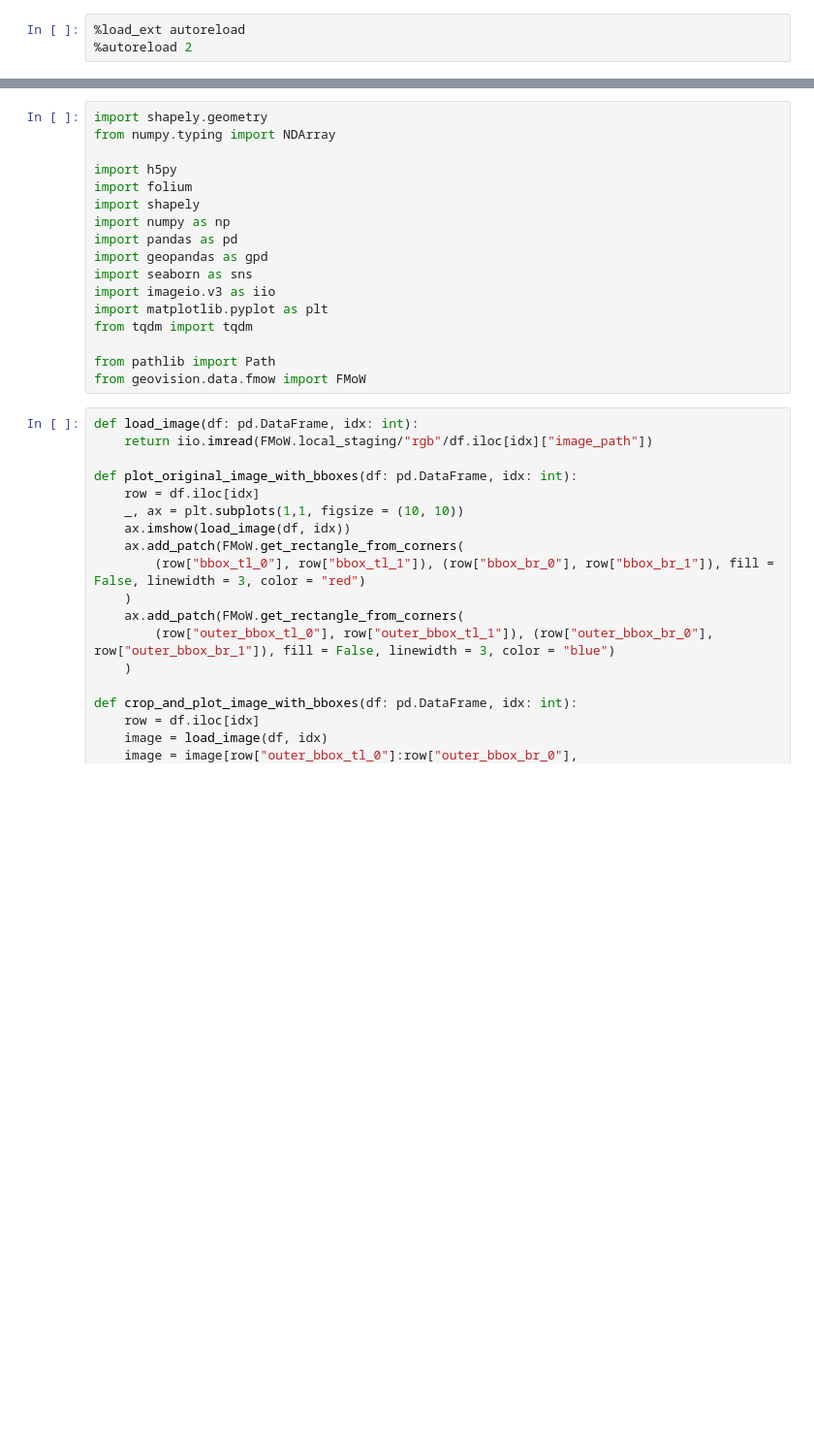
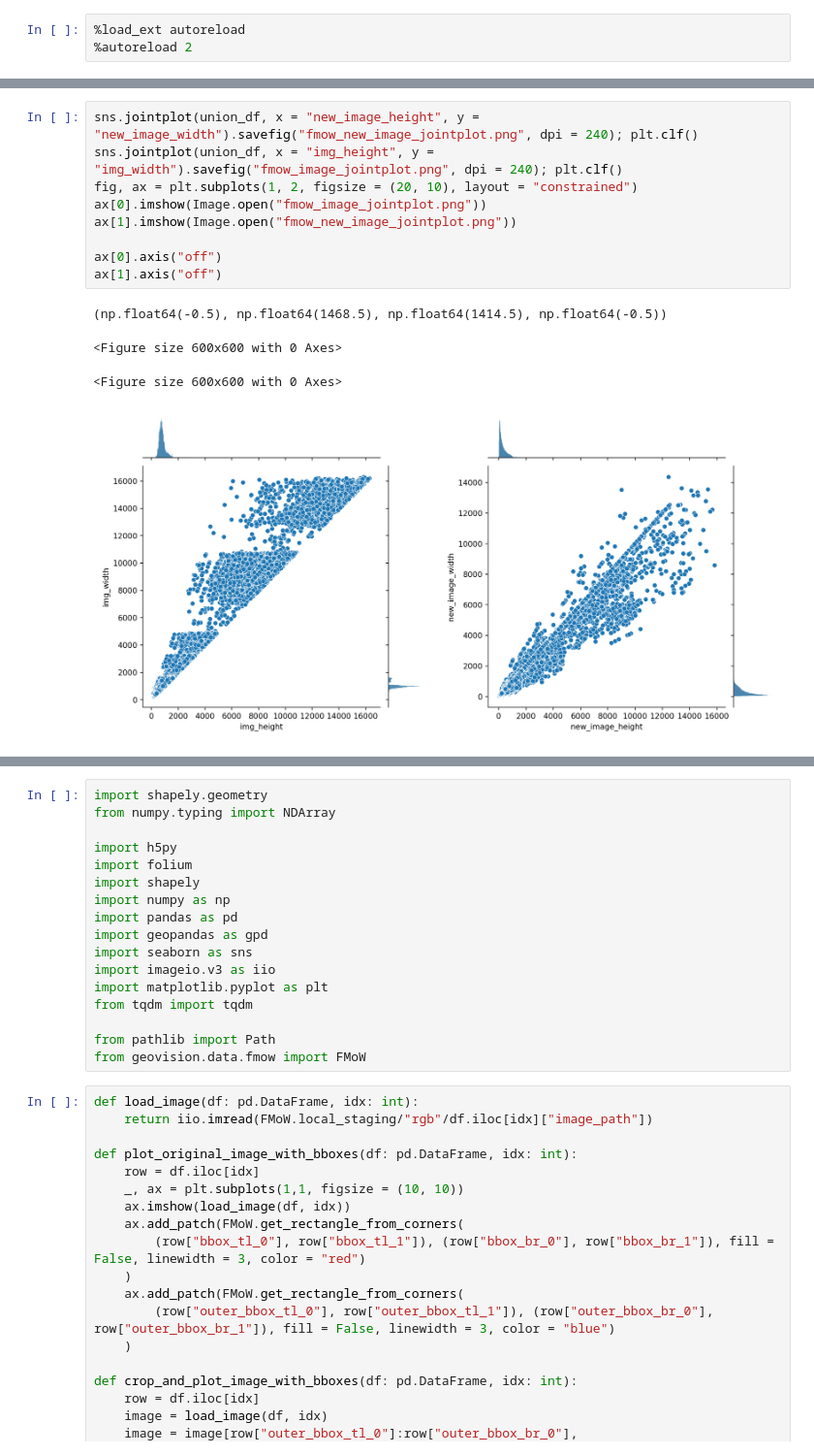
Before and after one commit to citruscaesar/geovision, a Jupyter notebook: geovision/scripts/eda_fmow.ipynb, the cells around one changed output, grey strips where cells are left out. Shown at 97% size. Cells and saved outputs as stored; diff of their text form; blank space fills up the shorter version.

```diff
--- a/geovision/scripts/eda_fmow.ipynb
+++ b/geovision/scripts/eda_fmow.ipynb
@@ -3,0 +278,14 @@
+# %%
+sns.jointplot(union_df, x = "new_image_height", y = "new_image_width").savefig("fmow_new_image_jointplot.png", dpi = 240); plt.clf()
+sns.jointplot(union_df, x = "img_height", y = "img_width").savefig("fmow_image_jointplot.png", dpi = 240); plt.clf()
+fig, ax = plt.subplots(1, 2, figsize = (20, 10), layout = "constrained")
+ax[0].imshow(Image.open("fmow_image_jointplot.png"))
+ax[1].imshow(Image.open("fmow_new_image_jointplot.png"))
+
+ax[0].axis("off")
+ax[1].axis("off")
+# %% [output]
+(np.float64(-0.5), np.float64(1468.5), np.float64(1414.5), np.float64(-0.5))
+<Figure size 600x600 with 0 Axes>
+<Figure size 600x600 with 0 Axes>
+[figure, added]
```
Also changed, not shown: parts of 14 cells of this notebook, 36 other files.
